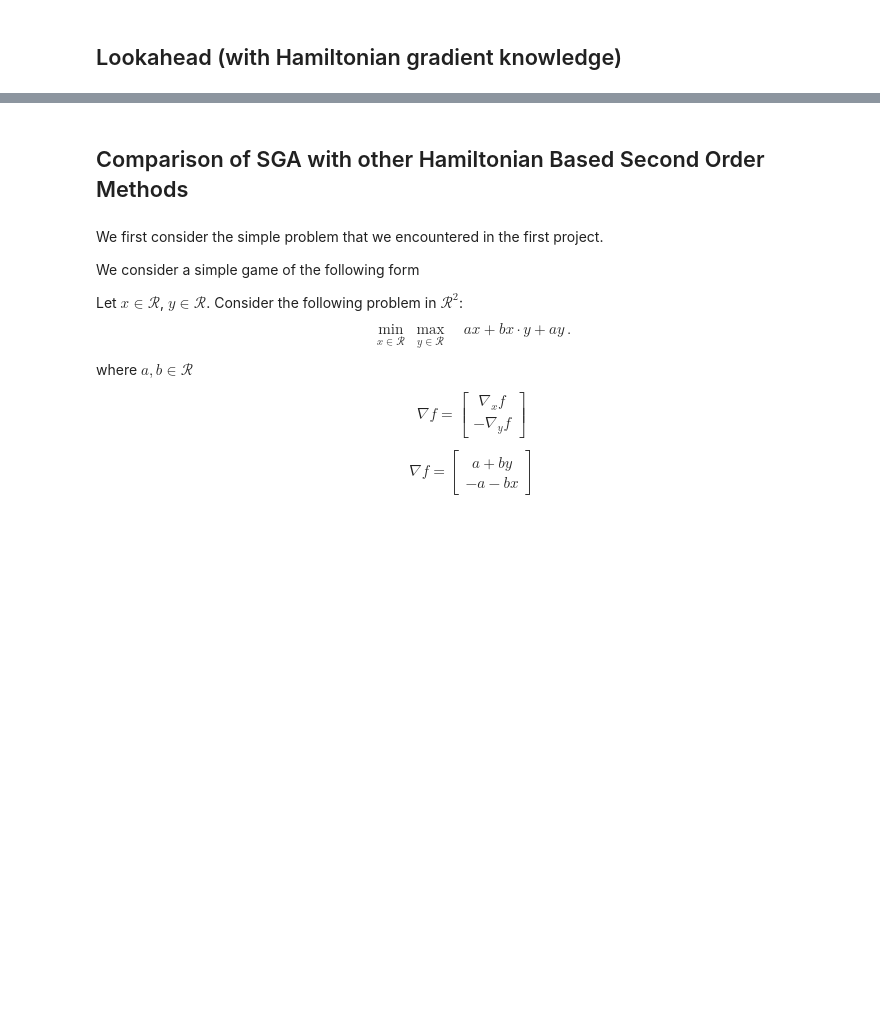
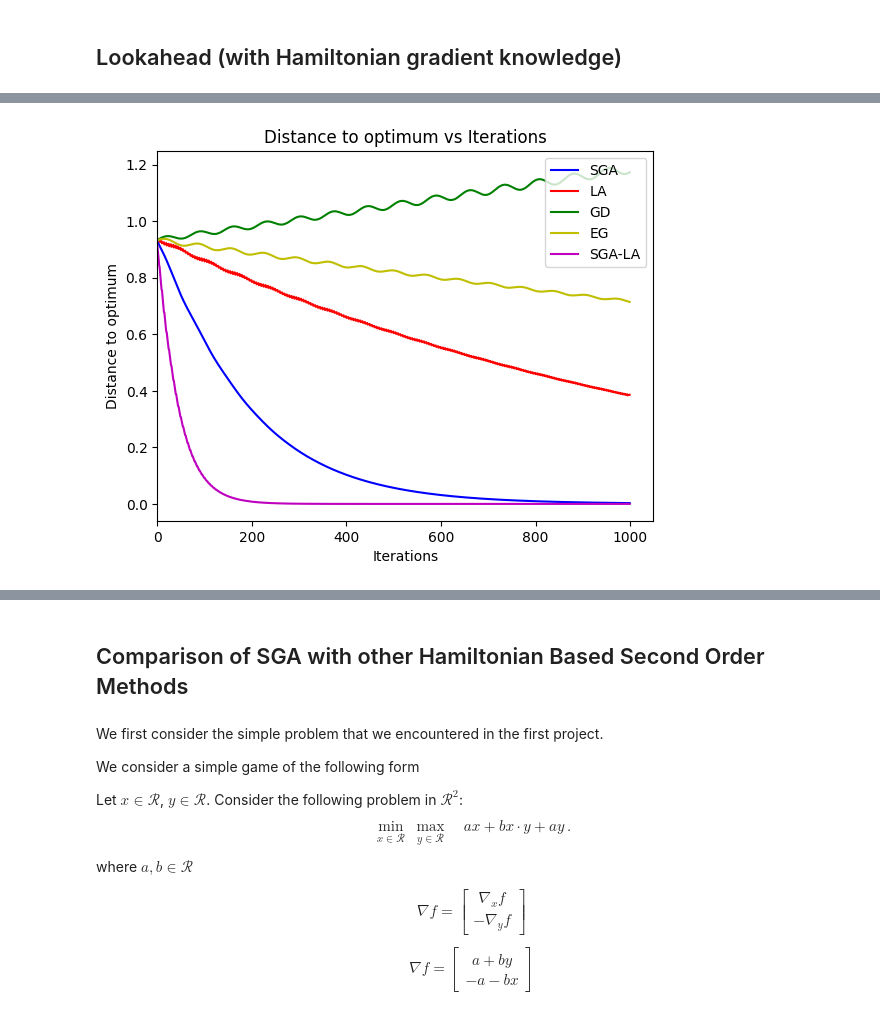
Before and after one commit to aniketSanyal/GamesInMLProject, a Jupyter notebook: Symplectic_Gradient_Adjustment_with_Lookahead.ipynb, the cells around one changed output, grey strips where cells are left out. Drawn from its saved outputs; the diff is of its cells as text; code cells hidden in the pictures; blank space fills up the shorter version.

```diff
--- a/Symplectic_Gradient_Adjustment_with_Lookahead.ipynb
+++ b/Symplectic_Gradient_Adjustment_with_Lookahead.ipynb
@@ -378,2 +365,30 @@ We now wish to investigate if we can somehow incorporate the rotational mechanic
 # %% [markdown]
 ## Lookahead (with Hamiltonian gradient knowledge)
+# %%
+def lookahead_with_sga(points, game_loss_func, num_iters, step_size,k=5, alpha=.5, solution =(0,0)):
+
+  x, y = points[0],points[1]
+  x_prev, y_prev = x.clone().detach(), y.clone().detach()
+  trajectory = []
+  distance_to_optimum =[]
+
+  for i in range(num_iters):
+    if i>0 and i%k ==0:
+      x = (1-alpha)*x_prev + alpha * x
+      y = (1-alpha)*y_prev + alpha * y
+      #updating the lookahead step
+      x_prev, y_prev = x.clone().detach(), y.clone().detach()
+
+
+    th=[x,y]
+    #regular gd step
+    x_list, y_list, l_, distances_sga_la = run_and_plot('sga', th, game_loss_func, k, solution=solution)
+
+    distance_to_optimum.append(distances_sga_la[-1])
+    for x , y in zip(x_list,y_list):
+      trajectory.append((x, y))
+
+    x = torch.tensor([x_list[-1]], dtype = points[0].dtype)
+    y = torch.tensor([y_list[-1]], dtype = points[0].dtype)
+
+  return trajectory, distance_to_optimum
@@ -379,0 +438,15 @@ We now wish to investigate if we can somehow incorporate the rotational mechanic
+# %%
+plt.plot(distances_sga, linestyle='-', color='b', label='SGA')
+plt.plot(distances_la,  linestyle='-', color='r', label='LA')
+plt.plot(distances_gd,linestyle='-', color='g', label='GD')
+plt.plot(distances_eg,linestyle='-', color='y', label='EG')
+plt.plot(distances, linestyle='-', color = 'm', label ="SGA-LA")
+
+plt.title("Distance to optimum vs Iterations")
+plt.xlim(left=0)
+plt.xlabel("Iterations")
+plt.ylabel("Distance to optimum")
+plt.legend()
+plt.show()
+# %% [output]
+[figure, added]
```
Also changed, not shown: parts of 19 cells of this notebook.
